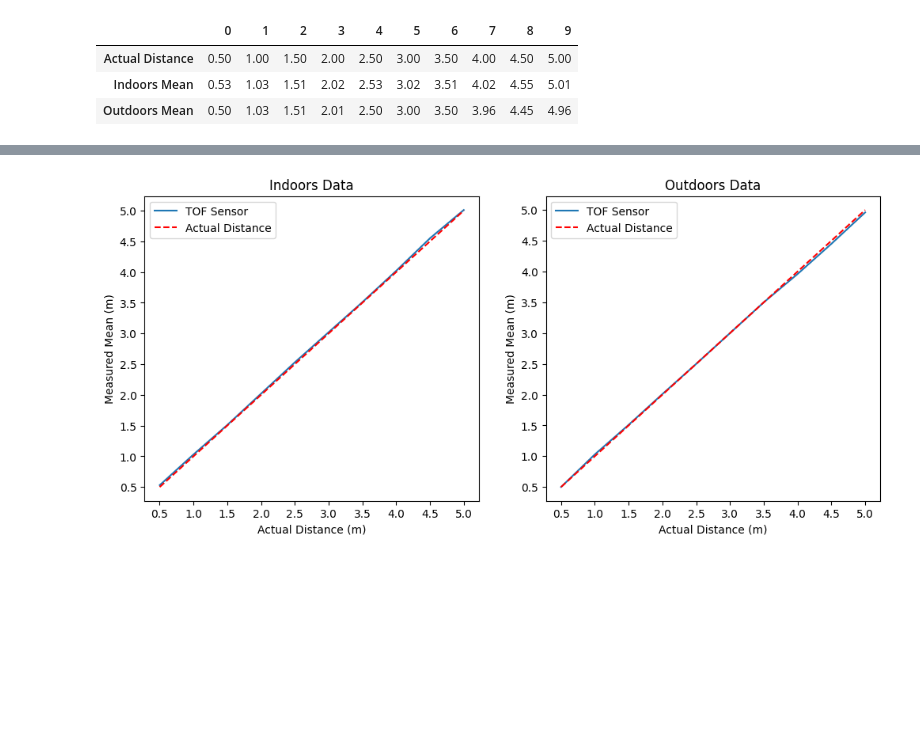
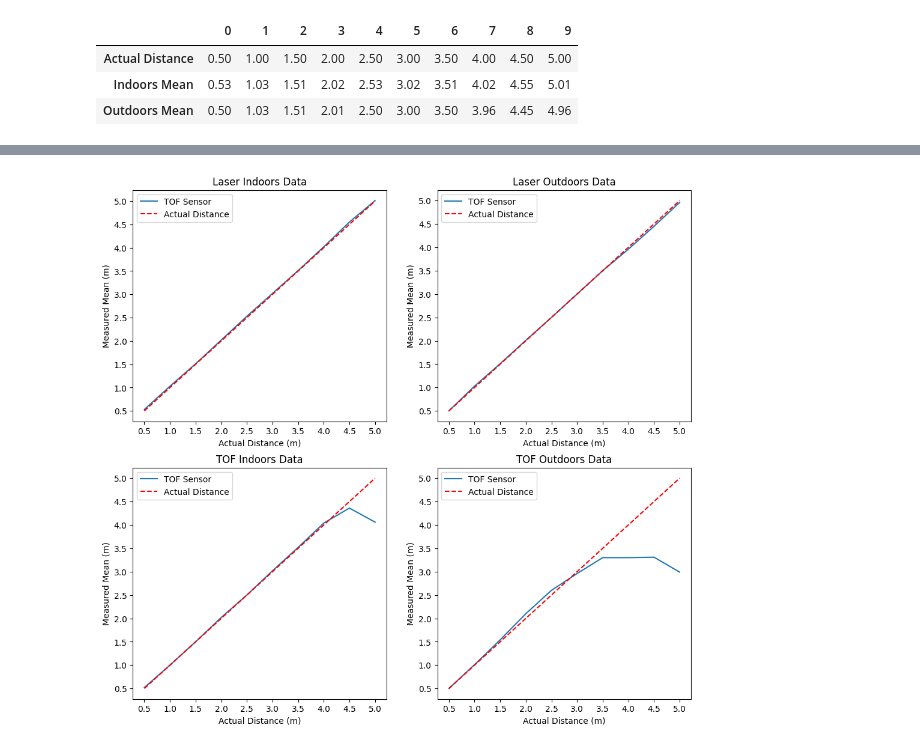
Before and after one commit to wuihee/cycling-safety-analysis, a Jupyter notebook: data_analysis/Laser_Basic_Tests.ipynb, the cells around one changed output, grey strips where cells are left out. Drawn from its saved outputs; the diff is of its cells as text; code cells hidden in the pictures; blank space fills up the shorter version.

Commit message:
Updated data analysis

```diff
--- a/data_analysis/Laser_Basic_Tests.ipynb
+++ b/data_analysis/Laser_Basic_Tests.ipynb
@@ -53,27 +56,33 @@ from preprocessing import DataCleaner, DataProcessor
 # %%
 ACTUAL_DISTANCES = [0.5 * i for i in range(1, 11)]
-INDOORS_DATA_PATH = pathlib.Path("./data/laser_basic_tests/indoors/")
-OUTDOORS_DATA_PATH = pathlib.Path("./data/laser_basic_tests/outdoors/")
+LASER_INDOORS_DATA_PATH = pathlib.Path("./data/laser_basic_tests/indoors/")
+LASER_OUTDOORS_DATA_PATH = pathlib.Path("./data/laser_basic_tests/outdoors/")
+TOF_INDOORS_DATA_PATH = pathlib.Path("./data/tof_basic_tests/indoors")
+TOF_OUTDOORS_DATA_PATH = pathlib.Path("./data/tof_basic_tests/outdoors")
 
 graphs = BasicGraphs()
 cleaner = DataCleaner()
 processor = DataProcessor()
 
-indoors_data = FolderData(INDOORS_DATA_PATH)
-outdoors_data = FolderData(OUTDOORS_DATA_PATH)
+laser_indoors_data = FolderData(LASER_INDOORS_DATA_PATH)
+laser_outdoors_data = FolderData(LASER_OUTDOORS_DATA_PATH)
+tof_indoors_data = FolderData(TOF_INDOORS_DATA_PATH)
+tof_outdoors_data = FolderData(TOF_OUTDOORS_DATA_PATH)
 # %% [markdown]
 ### Accuracy
 
 - I evaluate the sensor's accuracy by plotting the mean measured distance at each interval against the actual distance being measured.
 - First, I create a table comparing the average measurement at each distance interval compared to the actual distances.
 # %%
-indoors_mean = processor.get_mean_measurements(indoors_data.distances)
-outdoors_mean = processor.get_mean_measurements(outdoors_data.distances)
+laser_indoors_mean = processor.get_mean_measurements(laser_indoors_data.distances)
+laser_outdoors_mean = processor.get_mean_measurements(laser_outdoors_data.distances)
+tof_indoors_mean = processor.get_mean_measurements(tof_indoors_data.distances)
+tof_outdoors_mean = processor.get_mean_measurements(tof_outdoors_data.distances)
 
 data = {
     "Actual Distance": ACTUAL_DISTANCES,
-    "Indoors Mean": indoors_mean,
-    "Outdoors Mean": outdoors_mean
+    "Indoors Mean": laser_indoors_mean,
+    "Outdoors Mean": laser_outdoors_mean
 }
 
 df = pd.DataFrame(data)
@@ -86,6 +99,8 @@ display(df.T)
 # %%
-fig, axes = plt.subplots(1, 2, figsize=(12, 5))
-graphs.plot_mean_vs_actual_distance(axes[0], indoors_mean, title="Indoors Data")
-graphs.plot_mean_vs_actual_distance(axes[1], outdoors_mean, title="Outdoors Data")
+fig, axes = plt.subplots(2, 2, figsize=(12, 11))
+graphs.plot_mean_vs_actual_distance(axes[0][0], laser_indoors_mean, title="Laser Indoors Data")
+graphs.plot_mean_vs_actual_distance(axes[0][1], laser_outdoors_mean, title="Laser Outdoors Data")
+graphs.plot_mean_vs_actual_distance(axes[1][0], tof_indoors_mean, title="TOF Indoors Data")
+graphs.plot_mean_vs_actual_distance(axes[1][1], tof_outdoors_mean, title="TOF Outdoors Data")
 # %% [output]
-[figure, old version]
+[figure, new version]
```
Also changed, not shown: parts of 12 cells of this notebook, 1 other file.
